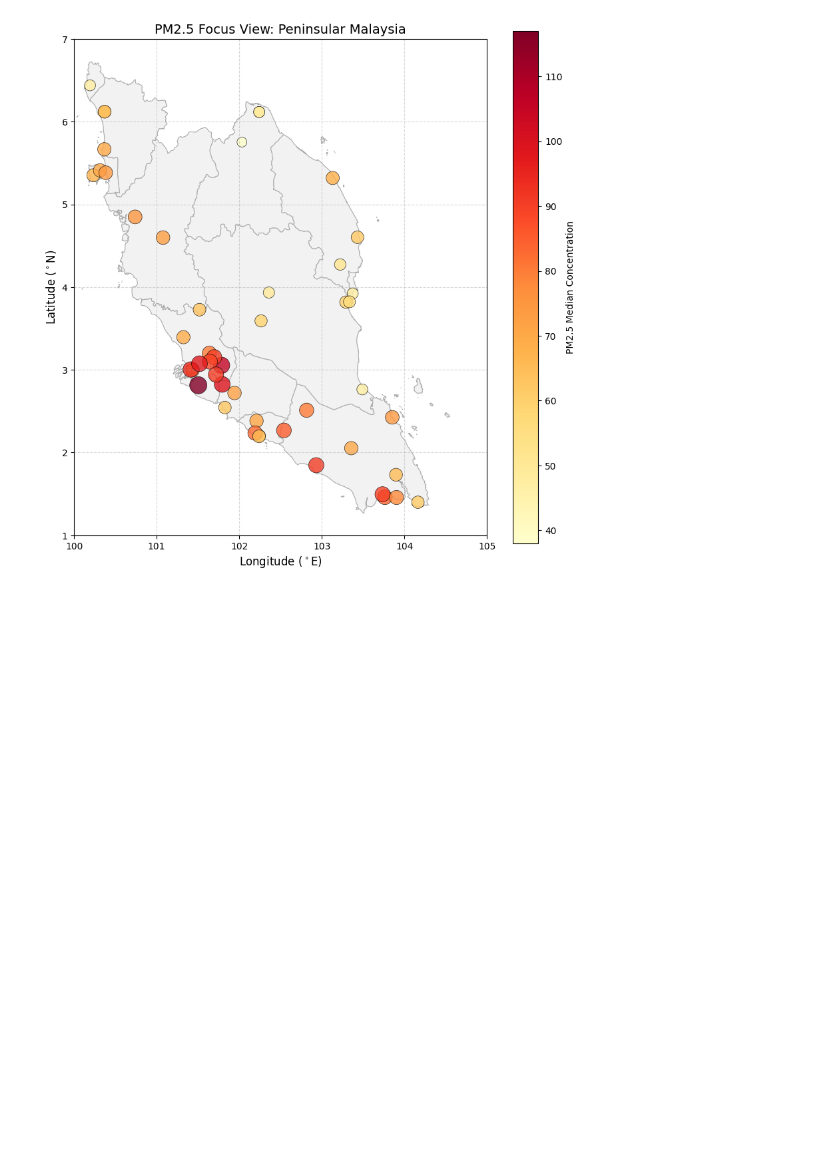
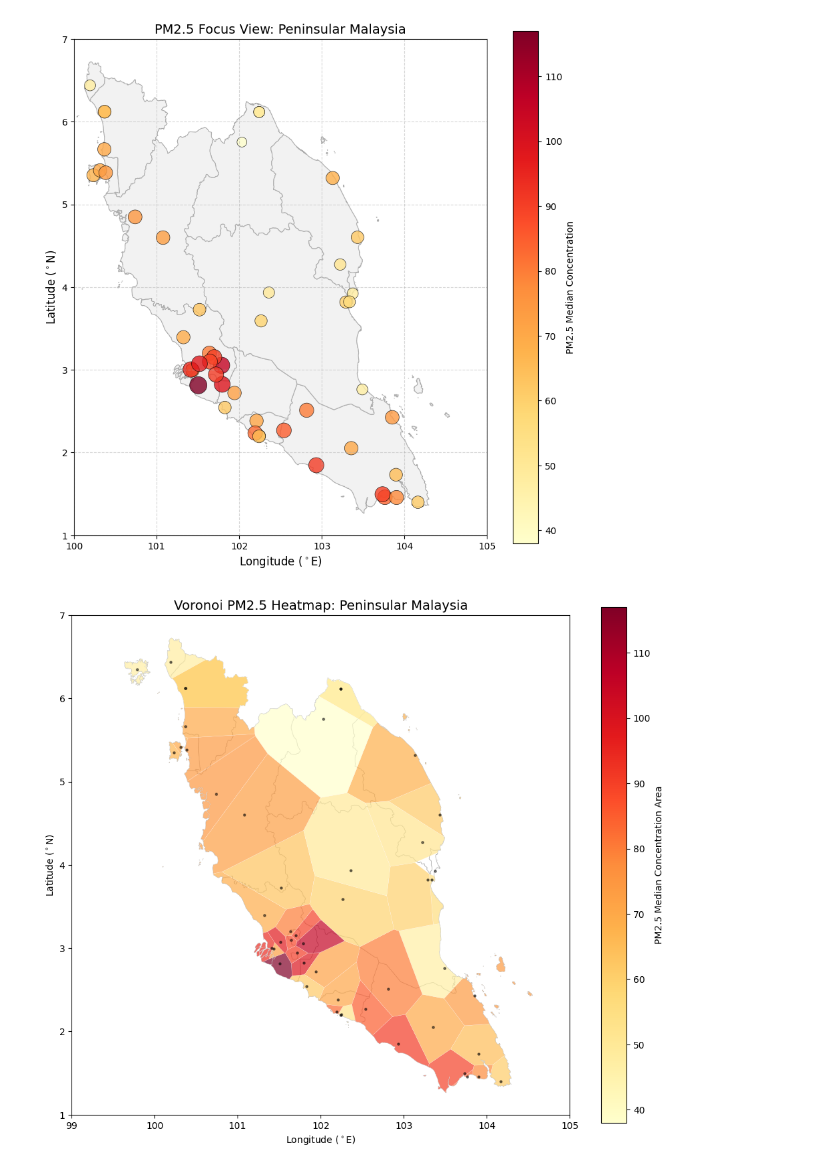
Before and after one commit to muzaffarizamuddin/P166246_Data_Management_Final_Report, a Jupyter notebook: historical_AQI_data_combine.ipynb, the cells around one changed output. Cells and saved outputs as stored; diff of their text form; code cells hidden in the pictures; blank space fills up the shorter version.

Commit message:
added data cleaning and voronoi output

```diff
--- a/historical_AQI_data_combine.ipynb
+++ b/historical_AQI_data_combine.ipynb
@@ -799,3 +799,66 @@ plt.title("PM2.5 Focus View: Peninsular Malaysia", fontsize=14)
 plt.show()
 # %% [output]
 [figure]
+# %%
+# Use Voronoi method to fill in the spaces between known air quality measurement points
+# #import matplotlib.pyplot as plt
+from shapely.ops import unary_union
+from shapely.geometry import MultiPoint
+from geopandas.tools import overlay
+#import numpy as np
+
+# 1. Create a boundary for the Voronoi (the union of Malaysia)
+# This prevents the Voronoi cells from extending to infinity
+malaysia_boundary = unary_union(malaysia_map.geometry)
+
+# 2. Generate Voronoi Polygons from your GeoDataFrame points
+coords = np.array(list(gdf_pm25.geometry.apply(lambda x: (x.x, x.y))))
+points = MultiPoint(coords)
+
+# Create the Voronoi cells
+from shapely.ops import voronoi_diagram
+vor_polys = voronoi_diagram(points)
+
+# 3. Convert Voronoi to a GeoDataFrame
+import geopandas as gpd
+gdf_vor = gpd.GeoDataFrame(geometry=[p for p in vor_polys.geoms], crs=gdf_pm25.crs)
+
+# 4. Clip the Voronoi cells to the Malaysia map shape
+gdf_vor_clipped = gpd.clip(gdf_vor, malaysia_map)
+
+# 5. Spatial Join to attach PM2.5 values to the Voronoi cells
+# This gives each "cell" the median value of the point inside it
+gdf_vor_final = gpd.sjoin(gdf_vor_clipped, gdf_pm25[['median', 'geometry']], how='left', predicate='contains')
+
+# --- Plotting ---
+fig, ax = plt.subplots(figsize=(12, 10))
+
+# Plot the base map for context
+malaysia_map.plot(ax=ax, color='white', edgecolor='#adadad', linewidth=0.5)
+
+# Plot the Voronoi Heatmap
+gdf_vor_final.plot(
+    ax=ax,
+    column='median',
+    cmap='YlOrRd',
+    legend=True,
+    alpha=0.7,
+    edgecolor='white', # Set to 'none' for a smoother heatmap look
+    linewidth=0.2,
+    legend_kwds={'label': "PM2.5 Median Concentration Area"}
+)
+
+# Optional: Overlay the original points to show station locations
+gdf_pm25.plot(ax=ax, marker='o', color='black', markersize=5, alpha=0.5)
+
+# Focus view (as per your original code)
+ax.set_xlim([99, 105])
+ax.set_ylim([1, 7])
+
+ax.set_xlabel(r"Longitude ($^\circ$E)")
+ax.set_ylabel(r"Latitude ($^\circ$N)")
+plt.title("Voronoi PM2.5 Heatmap: Peninsular Malaysia", fontsize=14)
+
+plt.show()
+# %% [output]
+[figure, added]
```
